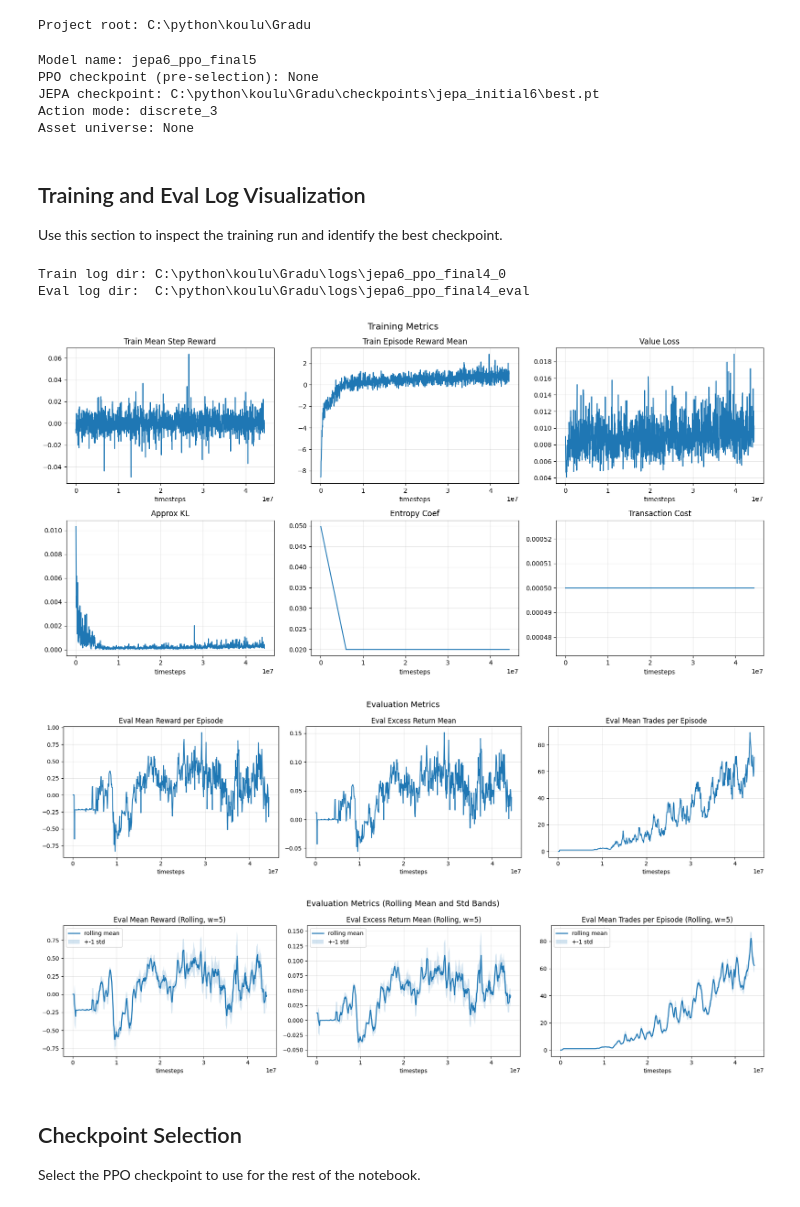
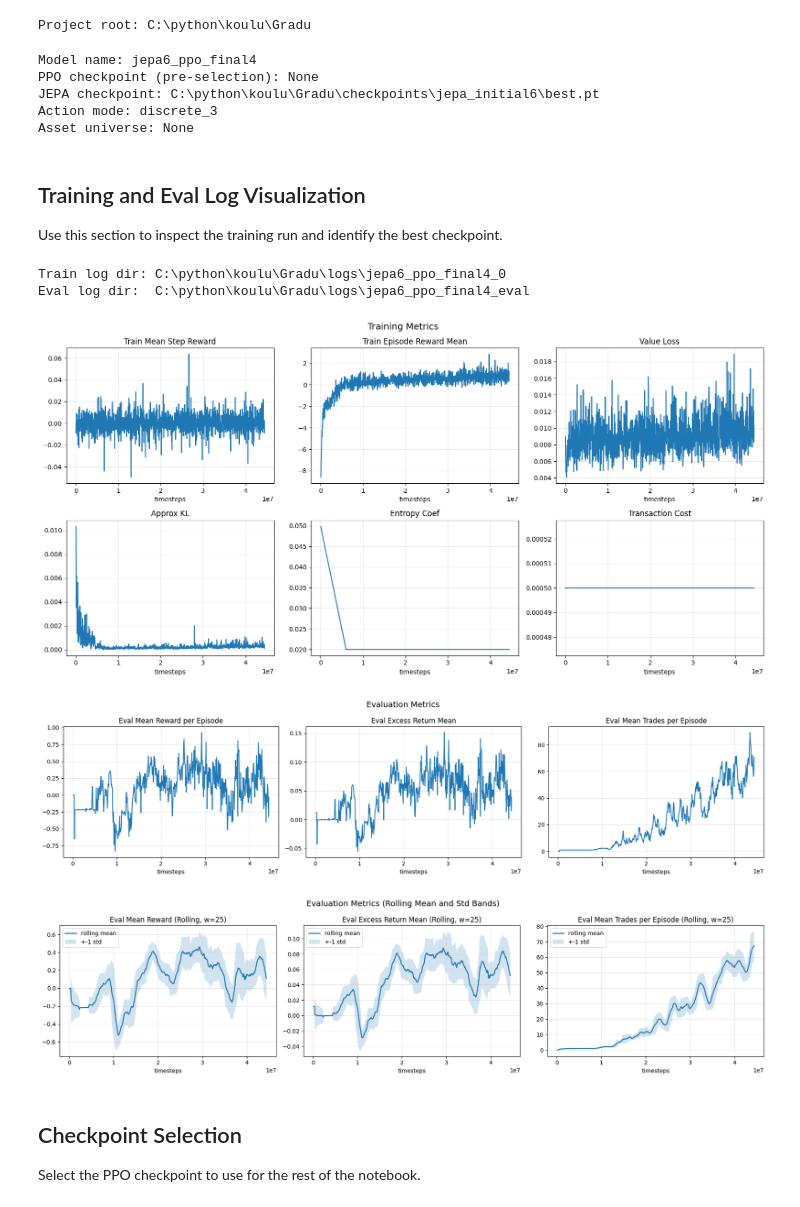
Before and after one commit to Olba147/DrlPpoTransformer, a Jupyter notebook: notebooks/ppo_model_test.ipynb, the cells around one changed output. Saved outputs shown, nothing was run; the diff lists cells and outputs as text; code cells hidden in the pictures.

```diff
--- a/notebooks/ppo_model_test.ipynb
+++ b/notebooks/ppo_model_test.ipynb
@@ -47,7 +47,7 @@ Project root: C:\python\koulu\Gradu
 # User parameters
 # -----------------------------
 # Config used for training this PPO model
-PPO_CONFIG_PATH = "configs/ppo_jepa_final_5.json"
+PPO_CONFIG_PATH = "configs/ppo_jepa_final_4.json"
 
 # Optional overrides (set to None to auto-resolve from config)
 PPO_CHECKPOINT_PATH = None
@@ -132,7 +132,7 @@ print("JEPA checkpoint:", JEPA_CHECKPOINT_PATH)
 print("Action mode:", ACTION_MODE)
 print("Asset universe:", paths_cfg["asset_universe_path"])
 # %% [output]
-Model name: jepa6_ppo_final5
+Model name: jepa6_ppo_final4
 PPO checkpoint (pre-selection): None
 JEPA checkpoint: C:\python\koulu\Gradu\checkpoints\jepa_initial6\best.pt
 Action mode: discrete_3
@@ -276,7 +276,7 @@ plt.show()
 
 
 # Rolling eval metrics with +/- 1 std bands
-ROLLING_WINDOW = 5
+ROLLING_WINDOW = 25
 
 
 def _rolling_mean_std(values: np.ndarray, window: int) -> tuple[np.ndarray, np.ndarray]:
@@ -313,34 +313,34 @@ if excess_pts:
     em, es = _rolling_mean_std(ex_vals, ROLLING_WINDOW)
     axes[1].plot(ex_steps, em, linewidth=1.8, label="rolling mean")
     axes[1].fill_between(ex_steps, em - es, em + es, alpha=0.2, label="+-1 std")
 axes[1].set_title(f"Eval Excess Return Mean (Rolling, w={ROLLING_WINDOW})")
 axes[1].set_xlabel("timesteps")
 axes[1].grid(True, alpha=0.3)
 if excess_pts:
     axes[1].legend()
 
 # 3) Eval mean trades per episode (from TB)
 if trades_pts:
     tr_steps = np.asarray([p[0] for p in trades_pts], dtype=np.int64)
     tr_vals = np.asarray([p[1] for p in trades_pts], dtype=np.float64)
     tm, ts = _rolling_mean_std(tr_vals, ROLLING_WINDOW)
     axes[2].plot(tr_steps, tm, linewidth=1.8, label="rolling mean")
     axes[2].fill_between(tr_steps, tm - ts, tm + ts, alpha=0.2, label="+-1 std")
 axes[2].set_title(f"Eval Mean Trades per Episode (Rolling, w={ROLLING_WINDOW})")
 axes[2].set_xlabel("timesteps")
 axes[2].grid(True, alpha=0.3)
 if trades_pts:
     axes[2].legend()
 
 fig.suptitle("Evaluation Metrics (Rolling Mean and Std Bands)", fontsize=14)
 fig.tight_layout()
 plt.show()
 # %% [output]
 Train log dir: C:\python\koulu\Gradu\logs\jepa6_ppo_final4_0
 Eval log dir:  C:\python\koulu\Gradu\logs\jepa6_ppo_final4_eval
 [figure]
 [figure]
-[figure, old version]
+[figure, new version]
 # %% [markdown]
 ## Checkpoint Selection
 Select the PPO checkpoint to use for the rest of the notebook.
```
Also changed, not shown: parts of 4 cells of this notebook, 1 other file.
